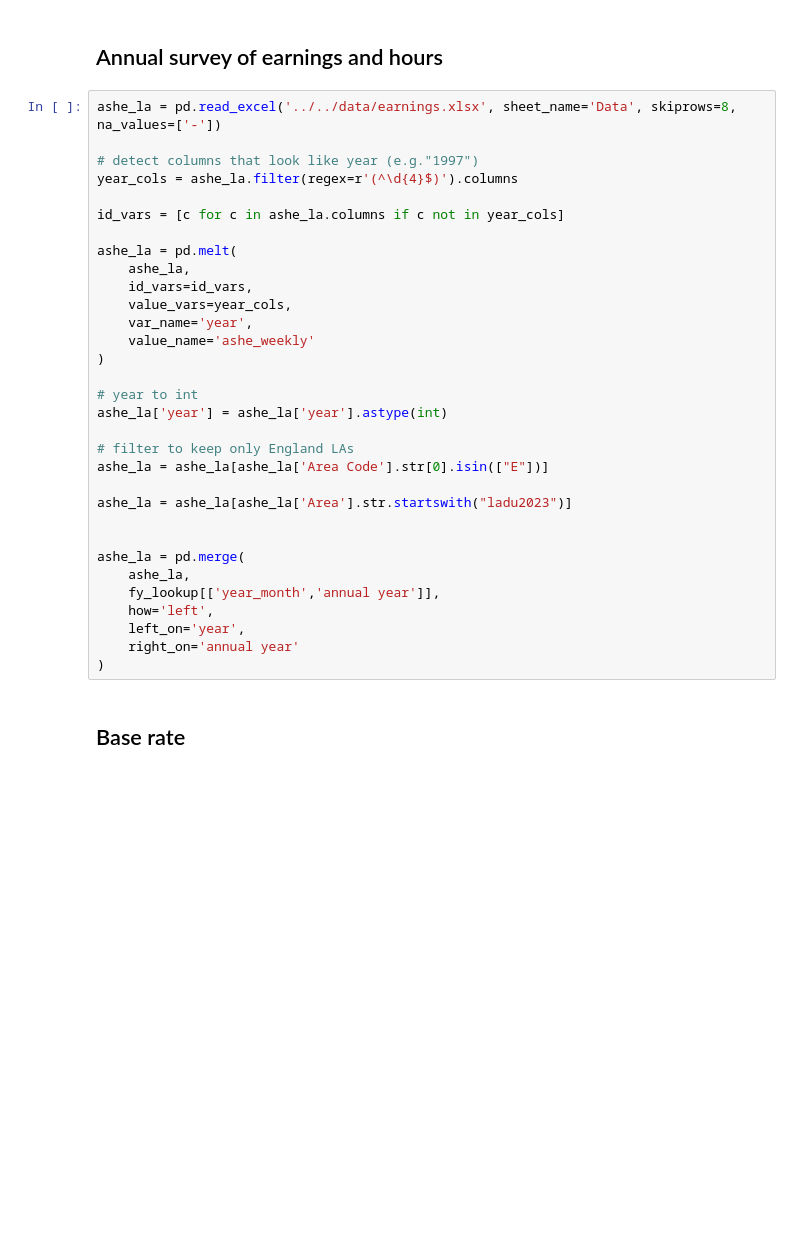
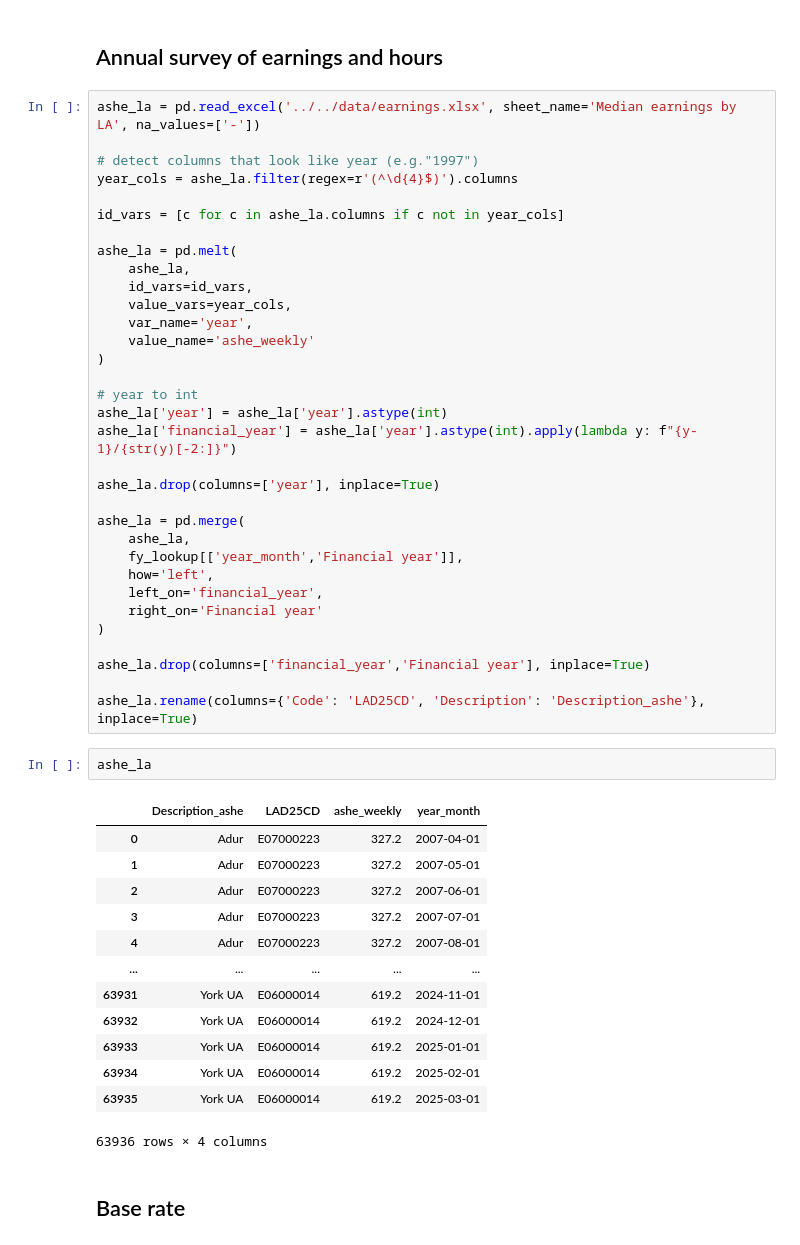
Before and after one commit to sxl634/UK-average-house-price-prediction, a Jupyter notebook: notebooks/data preprocessing/3_additional data.ipynb, the cells around one changed output. Saved outputs shown, nothing was run; the diff lists cells and outputs as text; blank space fills up the shorter version.

```diff
--- a/notebooks/data preprocessing/3_additional data.ipynb
+++ b/notebooks/data preprocessing/3_additional data.ipynb
@@ -56,7 +104,7 @@ pop_by_la = pd.merge(
 # %% [markdown]
 ## Annual survey of earnings and hours
 # %%
-ashe_la = pd.read_excel('../../data/earnings.xlsx', sheet_name='Data', skiprows=8, na_values=['-'])
+ashe_la = pd.read_excel('../../data/earnings.xlsx', sheet_name='Median earnings by LA', na_values=['-'])
 
 # detect columns that look like year (e.g."1997")
 year_cols = ashe_la.filter(regex=r'(^\d{4}$)').columns
@@ -73,20 +121,37 @@ ashe_la = pd.melt(
 
 # year to int
 ashe_la['year'] = ashe_la['year'].astype(int)
+ashe_la['financial_year'] = ashe_la['year'].astype(int).apply(lambda y: f"{y-1}/{str(y)[-2:]}")
 
-# filter to keep only England LAs
-ashe_la = ashe_la[ashe_la['Area Code'].str[0].isin(["E"])]
-
-ashe_la = ashe_la[ashe_la['Area'].str.startswith("ladu2023")]
-
+ashe_la.drop(columns=['year'], inplace=True)
 
 ashe_la = pd.merge(
     ashe_la,
-    fy_lookup[['year_month','annual year']],
+    fy_lookup[['year_month','Financial year']],
     how='left',
-    left_on='year',
-    right_on='annual year'
+    left_on='financial_year',
+    right_on='Financial year'
 )
+
+ashe_la.drop(columns=['financial_year','Financial year'], inplace=True)
+
+ashe_la.rename(columns={'Code': 'LAD25CD', 'Description': 'Description_ashe'}, inplace=True)
+# %%
+ashe_la
+# %% [output]
+|  | Description_ashe | LAD25CD | ashe_weekly | year_month |
+| 0 | Adur | E07000223 | 327.2 | 2007-04-01 |
+| 1 | Adur | E07000223 | 327.2 | 2007-05-01 |
+| 2 | Adur | E07000223 | 327.2 | 2007-06-01 |
+| 3 | Adur | E07000223 | 327.2 | 2007-07-01 |
+| 4 | Adur | E07000223 | 327.2 | 2007-08-01 |
+| ... | ... | ... | ... | ... |
+| 63931 | York UA | E06000014 | 619.2 | 2024-11-01 |
+| 63932 | York UA | E06000014 | 619.2 | 2024-12-01 |
+| 63933 | York UA | E06000014 | 619.2 | 2025-01-01 |
+| 63934 | York UA | E06000014 | 619.2 | 2025-02-01 |
+| 63935 | York UA | E06000014 | 619.2 | 2025-03-01 |
+63936 rows × 4 columns
 # %% [markdown]
 ## Base rate
 # %%
```
Also changed, not shown: parts of 34 cells of this notebook.
